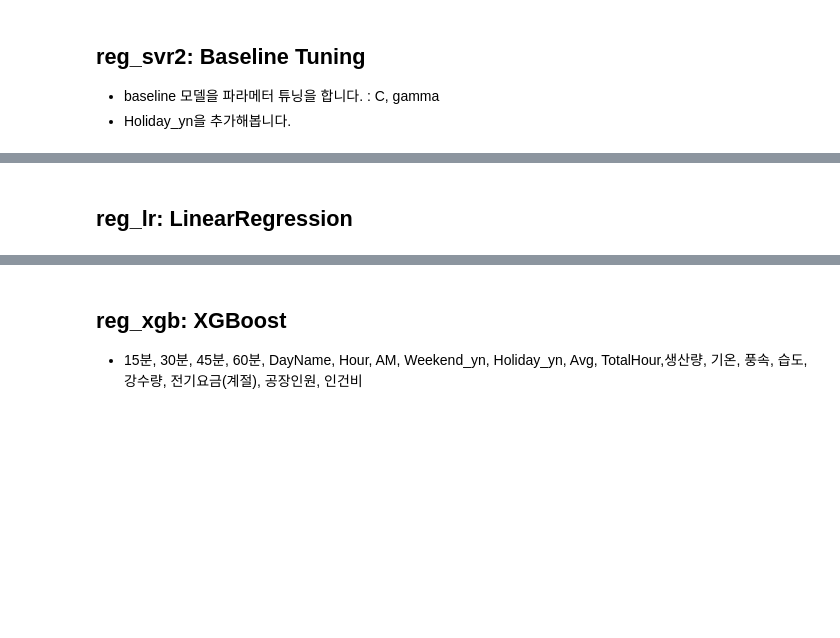
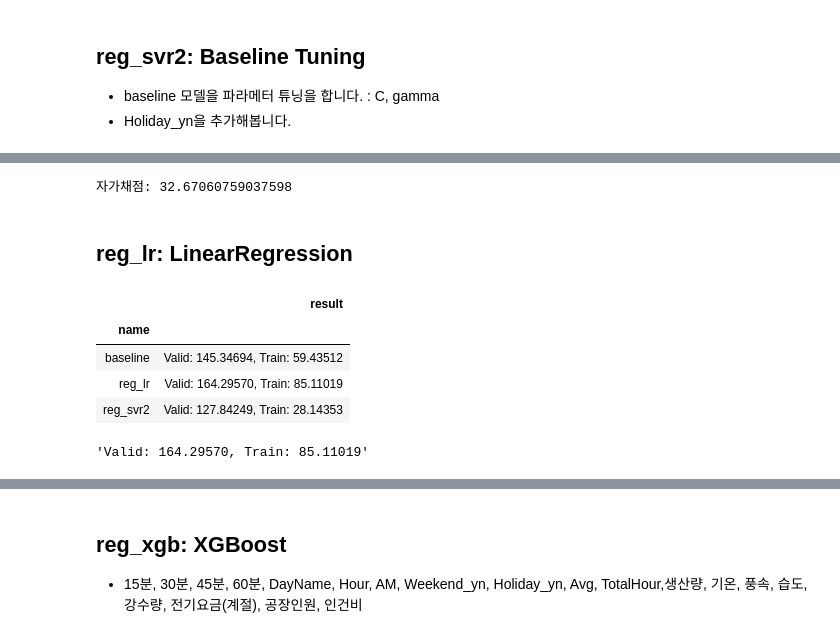
Before and after one commit to sunkusun9/DS_lv3_2604_2, a Jupyter notebook: sec_ds_lv3_prob3_kaggle.ipynb, the cells around one changed output, grey strips where cells are left out. Drawn from its saved outputs; the diff is of its cells as text; code cells hidden in the pictures; blank space fills up the shorter version.

Commit message:
Day1 Kaggle Step4 노트 입니다.

```diff
--- a/sec_ds_lv3_prob3_kaggle.ipynb
+++ b/sec_ds_lv3_prob3_kaggle.ipynb
@@ -223,6 +223,12 @@ array(['DateHour', '15분', '30분', '45분', '60분', 'DayName', 'Hour', 'AM',
        '습도', '강수량', '전기요금(계절)', '공장인원', '인건비', 'lag_1', 'lag_2', 'lag_3',
        'lag_4', 'lag_5', 'lag_6'], dtype='<U10')
 # %%
+from sklearn.compose import ColumnTransformer
+from sklearn.pipeline import make_pipeline
+from sklearn.preprocessing import OneHotEncoder, StandardScaler
+from sklearn.metrics import mean_absolute_error
+
+hist = []
 def eval_model(model_name, reg):
     """
         모델의 인스턴스를 받아 검증 결과(MAE)를 구합니다.
@@ -237,7 +243,18 @@ def eval_model(model_name, reg):
     Returns: str
         검증 결과(df_valid, df_train의 MAE)
     """
-    pass
+    reg.fit(df_train[X_all], df_train['target'])
+    result_str = "Valid: {:.5f}, Train: {:.5f}".format(
+        mean_absolute_error(df_valid['target'], reg.predict(df_valid[X_all])),
+        mean_absolute_error(df_train['target'], reg.predict(df_train[X_all]))
+    )
+    hist.append(
+        pd.Series([model_name, result_str], index = ['name', 'result'])
+    )
+    display(
+        pd.DataFrame(hist).groupby('name').last()
+    )
+    return result_str
 
 def select_model(reg):
     """
@@ -250,7 +267,13 @@ def select_model(reg):
     Returns: 1차원 np.ndarray
         예측 결과
     """
-    pass
+    reg.fit(df_prob6_train[X_all], df_prob6_train['target'])
+    prd = reg.predict(df_prob6_test[X_all])
+    pd.DataFrame({
+        'DateHour': df_prob6_test['DateHour'],
+        'TotalHour': prd
+    }).to_csv('answer6.csv', index=None)
+    return prd
 # %% [markdown]
 ## Step2: Baseline Model 모델을 만듭니다.
 
@@ -360,2 +390,27 @@ Without ColumnTransformer & Pipeline 145.34693972591637
+# %%
+prd = select_model(reg_svr2)
+print("자가채점:", mean_absolute_error(s_kaggle_ans, prd))
+# %% [output]
+자가채점: 32.67060759037598
 # %% [markdown]
 ## reg_lr: LinearRegression
+# %%
+from sklearn.linear_model import LinearRegression # Train에 덜 맞추려면..., Ridge, Lasso, ElasticNet
+
+ct = ColumnTransformer([
+    ('std', StandardScaler(), ['TotalHour'] + ['lag_{}'.format(i) for i in range(1, 7)]),
+    ('ohe', OneHotEncoder(categories='auto', drop='first'), ['DayName']),
+    ('pt', 'passthrough', ['AM'])
+])
+
+reg_lr = make_pipeline(
+    ct, LinearRegression()
+)
+eval_model('reg_lr', reg_lr) # 28.571764715699633
+# %% [output]
+|  | result |
+| name |  |
+| baseline | Valid: 145.34694, Train: 59.43512 |
+| reg_lr | Valid: 164.29570, Train: 85.11019 |
+| reg_svr2 | Valid: 127.84249, Train: 28.14353 |
+'Valid: 164.29570, Train: 85.11019'
```
Also changed, not shown: parts of 6 cells of this notebook.
